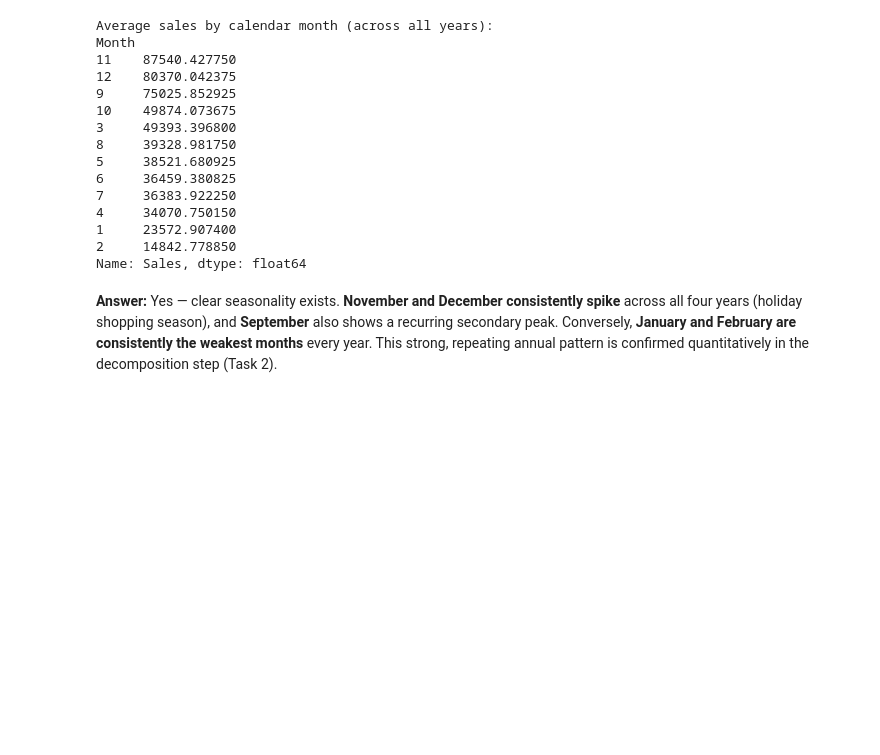
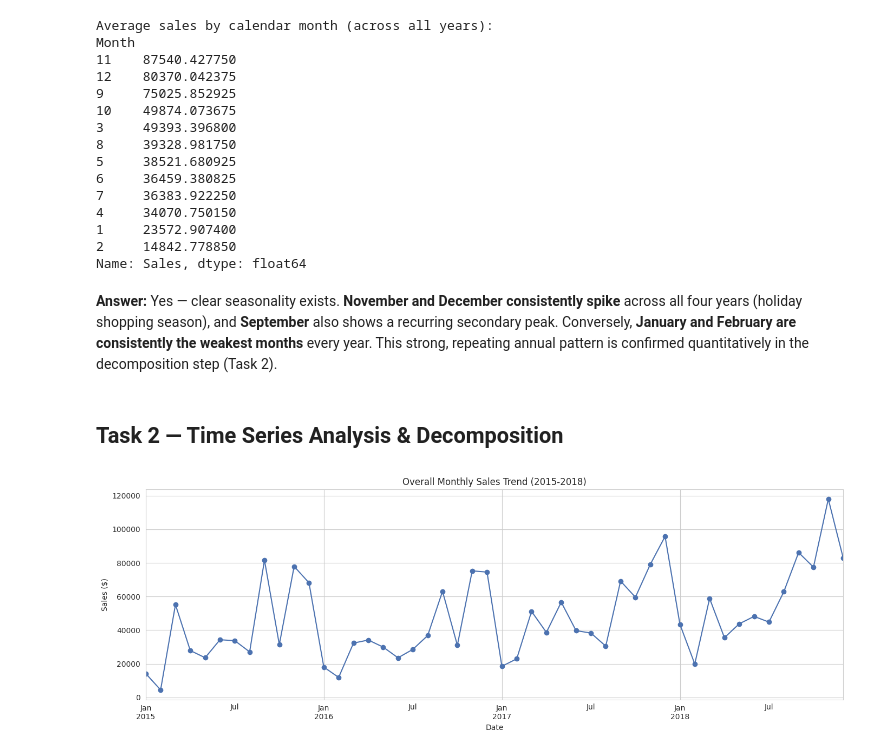
Before and after one commit to krtechie/sales-forecasting, a Jupyter notebook: analysis.ipynb, the cells around one changed output. Drawn from its saved outputs; the diff is of its cells as text; code cells hidden in the pictures; blank space fills up the shorter version.

Commit message:
Task 2: Time series decomposition and stationarity testing (ADF)

```diff
--- a/analysis.ipynb
+++ b/analysis.ipynb
@@ -310,3 +310,20 @@ across all four years (holiday shopping season), and **September** also shows a
 secondary peak. Conversely, **January and February are consistently the weakest months** every
 year. This strong, repeating annual pattern is confirmed quantitatively in the decomposition
 step (Task 2).
+# %% [markdown]
+## Task 2 — Time Series Analysis & Decomposition
+# %%
+# Use the monthly aggregated series (built in Task 1) as our primary time series for analysis.
+# Monthly granularity is standard for trend/seasonality work — daily data is too noisy for a
+# 4-year decomposition, and weekly is reserved for the anomaly detection task later.
+ts = monthly_sales.set_index('Date')['Sales']
+
+fig, ax = plt.subplots(figsize=(14, 5))
+ts.plot(ax=ax, marker='o', color='#4C72B0')
+ax.set_title('Overall Monthly Sales Trend (2015-2018)')
+ax.set_ylabel('Sales ($)')
+plt.tight_layout()
+plt.savefig('charts/monthly_sales_trend.png', dpi=120)
+plt.show()
+# %% [output]
+[figure, added]
```
Also changed, not shown: parts of 9 cells of this notebook, 3 other files.
